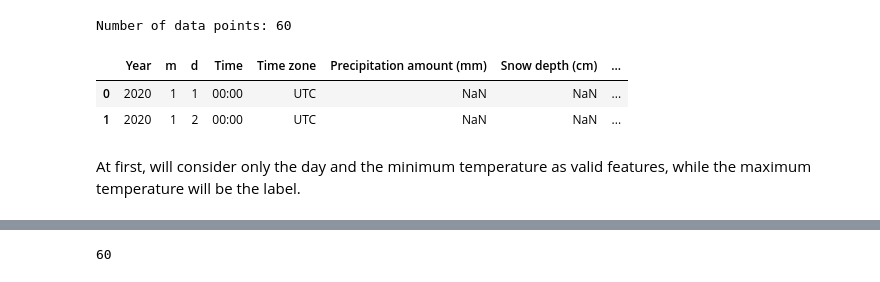
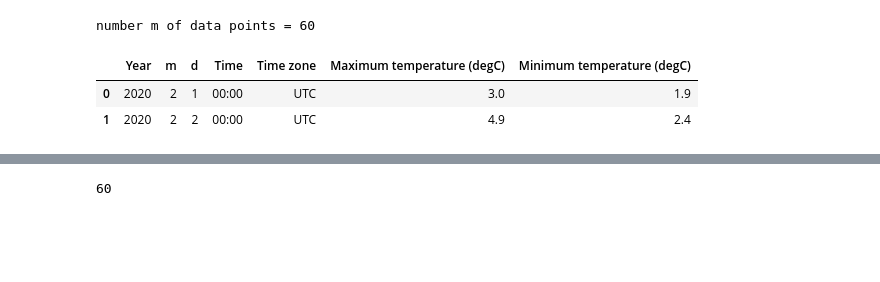
Before and after one commit to alexjungaalto/cs-c3240spring2022, a Jupyter notebook: George_Demo_PolynomialRegression.ipynb, the cells around one changed output, grey strips where cells are left out. Cells and saved outputs as stored; diff of their text form; code cells hidden in the pictures; blank space fills up the shorter version.

```diff
--- a/George_Demo_PolynomialRegression.ipynb
+++ b/George_Demo_PolynomialRegression.ipynb
@@ -21,12 +28,10 @@ Here we are going to use a small dataset of only 60 samples. These correspond to
 # %%
 # First load the dataset into a pandas DataFrame
-df = pd.read_csv("fmi_adjusted.csv")
-print("Number of data points:", len(df))
+df = pd.read_csv("FMIData.csv")
+print("number m of data points =", len(df))
 df.head(2)  # print the first 2 rows
 # %% [output]
-Number of data points: 60
+number m of data points = 60
-|  | Year | m | d | Time | Time zone | Precipitation amount (mm) | Snow depth (cm) | ... |
-| 0 | 2020 | 1 | 1 | 00:00 | UTC | NaN | NaN | ... |
-| 1 | 2020 | 1 | 2 | 00:00 | UTC | NaN | NaN | ... |
+|  | Year | m | d | Time | Time zone | Maximum temperature (degC) | Minimum temperature (degC) |
+| 0 | 2020 | 2 | 1 | 00:00 | UTC | 3.0 | 1.9 |
+| 1 | 2020 | 2 | 2 | 00:00 | UTC | 4.9 | 2.4 |
-# %% [markdown]
-At first, will consider only the day and the minimum temperature as valid features, while the maximum temperature will be the label.
```
Also changed, not shown: parts of 24 cells of this notebook, 1 other file.
